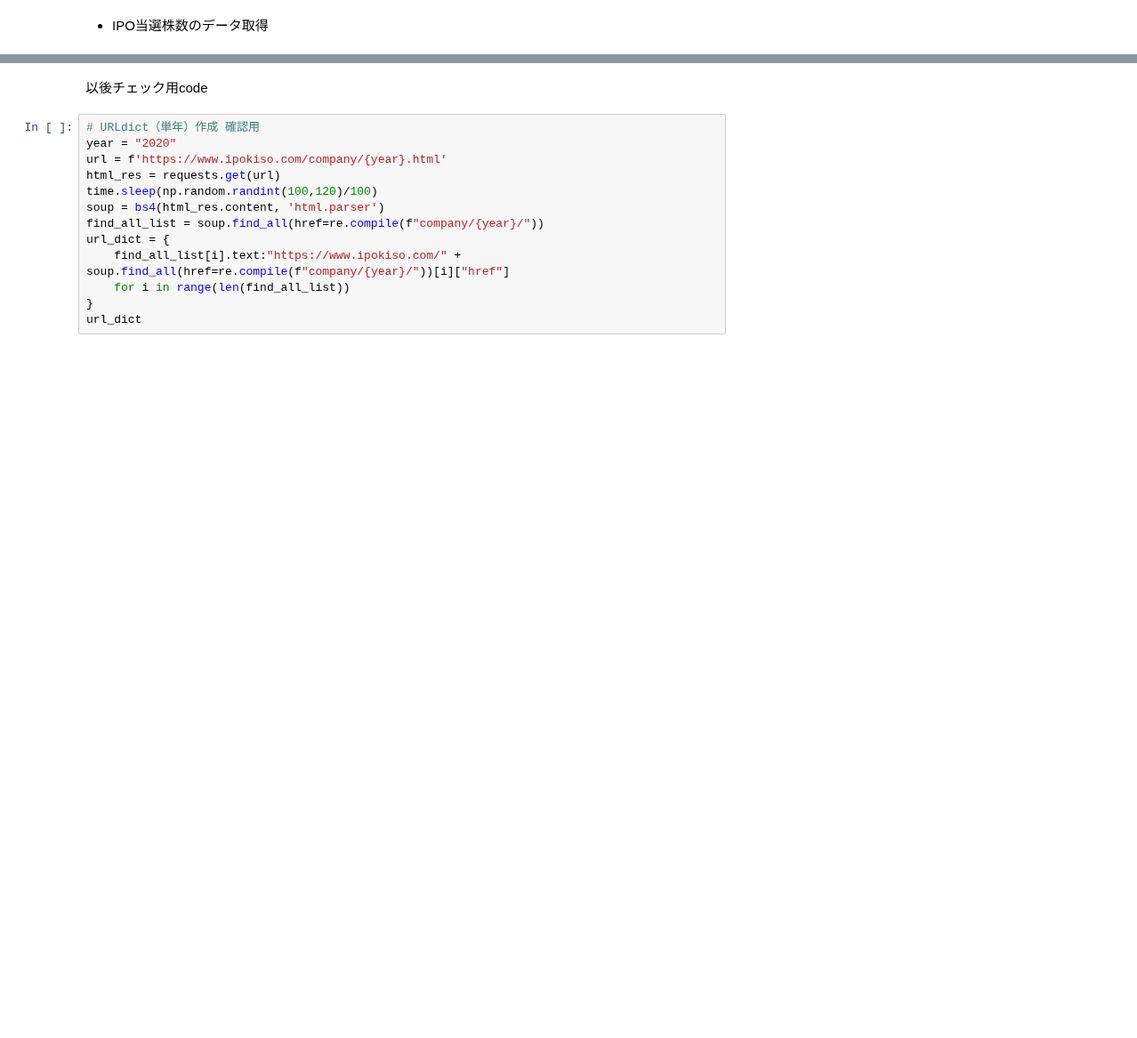
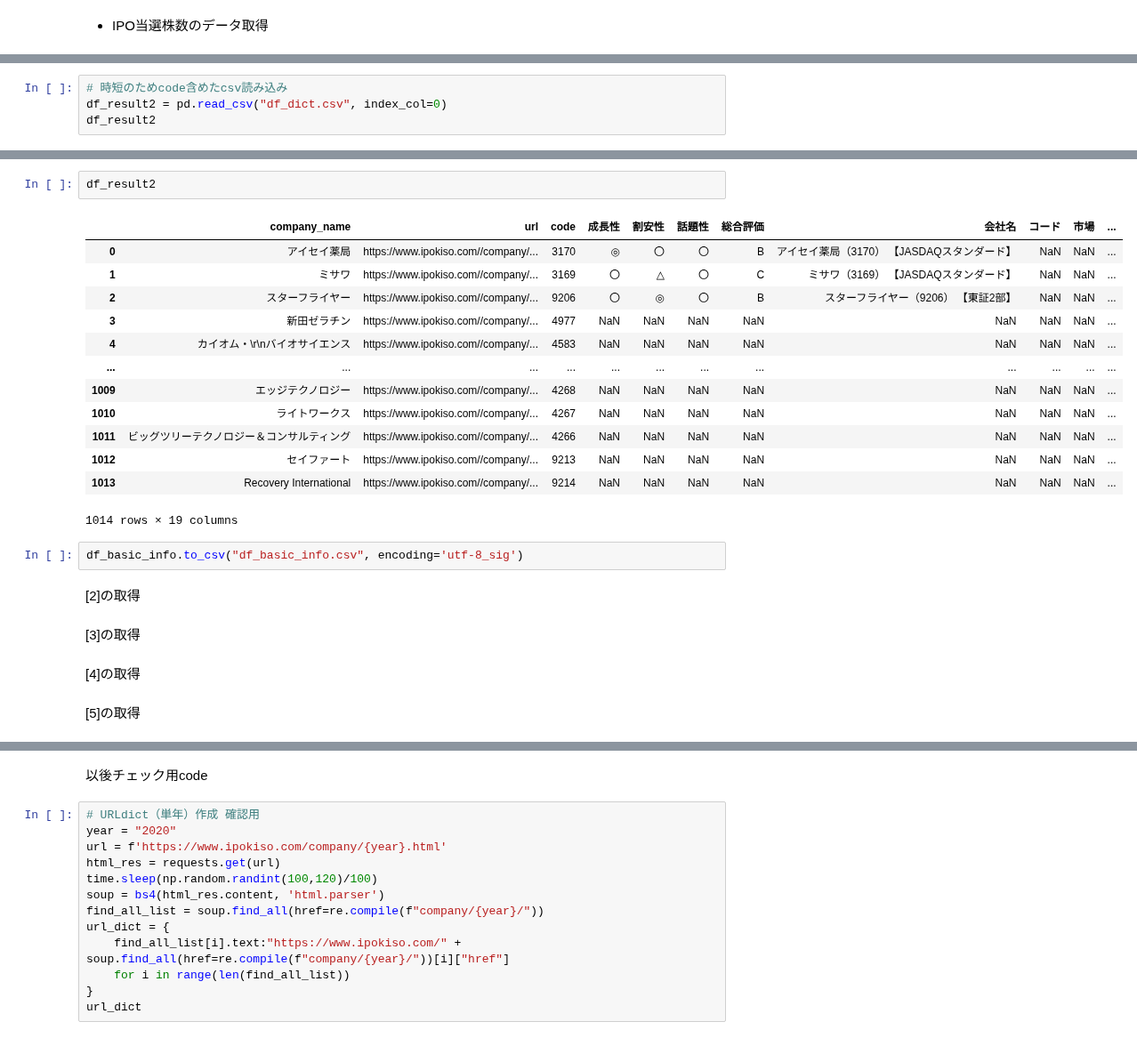
Before and after one commit to ryota1215/stock_tools, a Jupyter notebook: notebook/scraping_ipo.ipynb, the cells around one changed output, grey strips where cells are left out. Shown at 89% size. Drawn from its saved outputs; the diff is of its cells as text; blank space fills up the shorter version.

```diff
--- a/notebook/scraping_ipo.ipynb
+++ b/notebook/scraping_ipo.ipynb
@@ -133,0 +495,4 @@ KeyboardInterrupt:
+# %%
+# 時短のためcode含めたcsv読み込み
+df_result2 = pd.read_csv("df_dict.csv", index_col=0)
+df_result2
@@ -133,0 +641,26 @@ KeyboardInterrupt:
+# %%
+df_result2
+# %% [output]
+|  | company_name | url | code | 成長性 | 割安性 | 話題性 | 総合評価 | 会社名 | コード | 市場 | ... |
+| 0 | アイセイ薬局 | https://www.ipokiso.com//company/... | 3170 | ◎ | 〇 | 〇 | B | アイセイ薬局（3170） 【JASDAQスタンダード】 | NaN | NaN | ... |
+| 1 | ミサワ | https://www.ipokiso.com//company/... | 3169 | 〇 | △ | 〇 | C | ミサワ（3169） 【JASDAQスタンダード】 | NaN | NaN | ... |
+| 2 | スターフライヤー | https://www.ipokiso.com//company/... | 9206 | 〇 | ◎ | 〇 | B | スターフライヤー（9206） 【東証2部】 | NaN | NaN | ... |
+| 3 | 新田ゼラチン | https://www.ipokiso.com//company/... | 4977 | NaN | NaN | NaN | NaN | NaN | NaN | NaN | ... |
+| 4 | カイオム・\r\nバイオサイエンス | https://www.ipokiso.com//company/... | 4583 | NaN | NaN | NaN | NaN | NaN | NaN | NaN | ... |
+| ... | ... | ... | ... | ... | ... | ... | ... | ... | ... | ... | ... |
+| 1009 | エッジテクノロジー | https://www.ipokiso.com//company/... | 4268 | NaN | NaN | NaN | NaN | NaN | NaN | NaN | ... |
+| 1010 | ライトワークス | https://www.ipokiso.com//company/... | 4267 | NaN | NaN | NaN | NaN | NaN | NaN | NaN | ... |
+| 1011 | ビッグツリーテクノロジー＆コンサルティング | https://www.ipokiso.com//company/... | 4266 | NaN | NaN | NaN | NaN | NaN | NaN | NaN | ... |
+| 1012 | セイファート | https://www.ipokiso.com//company/... | 9213 | NaN | NaN | NaN | NaN | NaN | NaN | NaN | ... |
+| 1013 | Recovery International | https://www.ipokiso.com//company/... | 9214 | NaN | NaN | NaN | NaN | NaN | NaN | NaN | ... |
+1014 rows × 19 columns
+# %%
+df_basic_info.to_csv("df_basic_info.csv", encoding='utf-8_sig')
+# %% [markdown]
+[2]の取得
+# %% [markdown]
+[3]の取得
+# %% [markdown]
+[4]の取得
+# %% [markdown]
+[5]の取得
```
Also changed, not shown: parts of 50 cells of this notebook, 1 other file.
